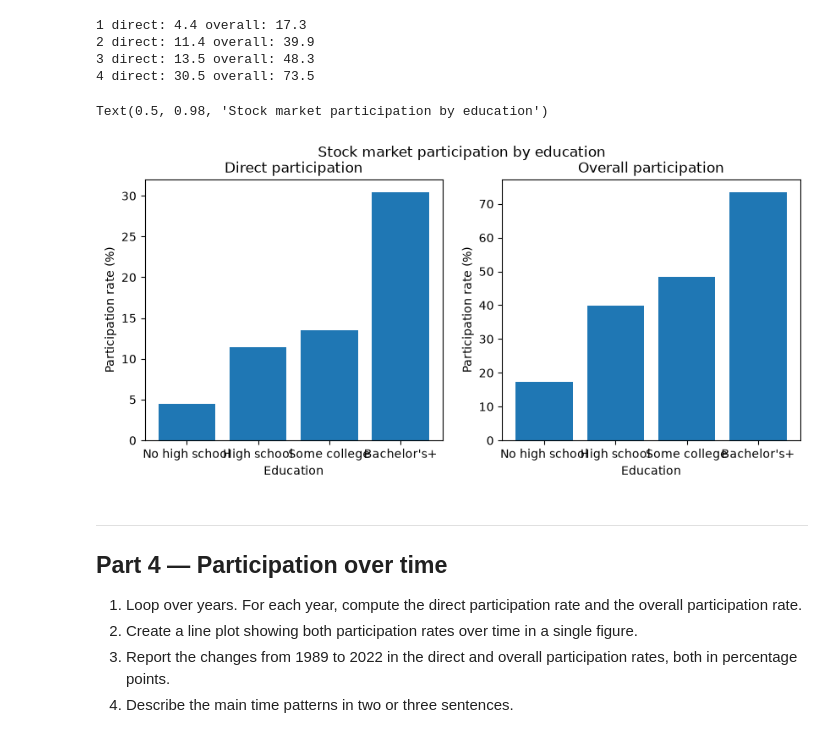
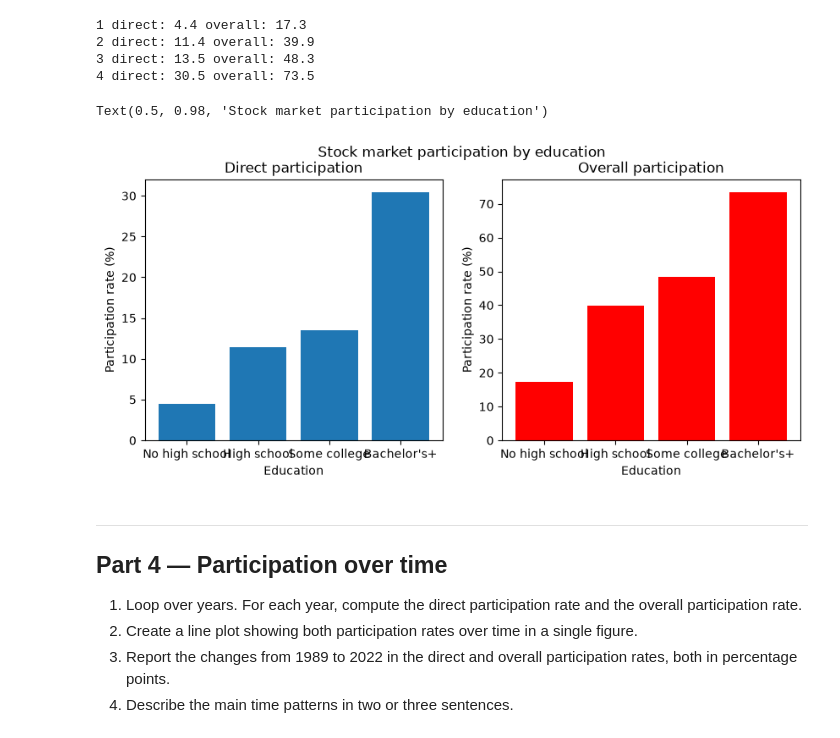
Before and after one commit to gddsbfy7hg-ux/Tech-2-assignment-3, a Jupyter notebook: assignment3.ipynb, the cells around one changed output. Saved outputs shown, nothing was run; the diff lists cells and outputs as text; code cells hidden in the pictures.

```diff
--- a/assignment3.ipynb
+++ b/assignment3.ipynb
@@ -219,26 +219,26 @@ for educ in [1, 2, 3, 4]:
 # %%
 import matplotlib.pyplot as plt
 
 labels = ['No high school', 'High school', 'Some college', "Bachelor's+"]
 
 fig, axes = plt.subplots(1, 2, figsize=(10, 4))
 
 # Left panel: direct participation
 axes[0].bar(labels, direct_rates)
 axes[0].set_title('Direct participation')
 axes[0].set_xlabel('Education')
 axes[0].set_ylabel('Participation rate (%)')
 
 # Right panel: overall participation
-axes[1].bar(labels, overall_rates)
+axes[1].bar(labels, overall_rates, color = "red")
 axes[1].set_title('Overall participation')
 axes[1].set_xlabel('Education')
 axes[1].set_ylabel('Participation rate (%)')
 
 fig.suptitle('Stock market participation by education')
 # %% [output]
 Text(0.5, 0.98, 'Stock market participation by education')
-[figure, old version]
+[figure, new version]
 # %%
 #When assessing the pattern, it is apparent that the higher the education level
 #the higher degree of participation in both the stock market, and in the other realms of the financial markets.
```
